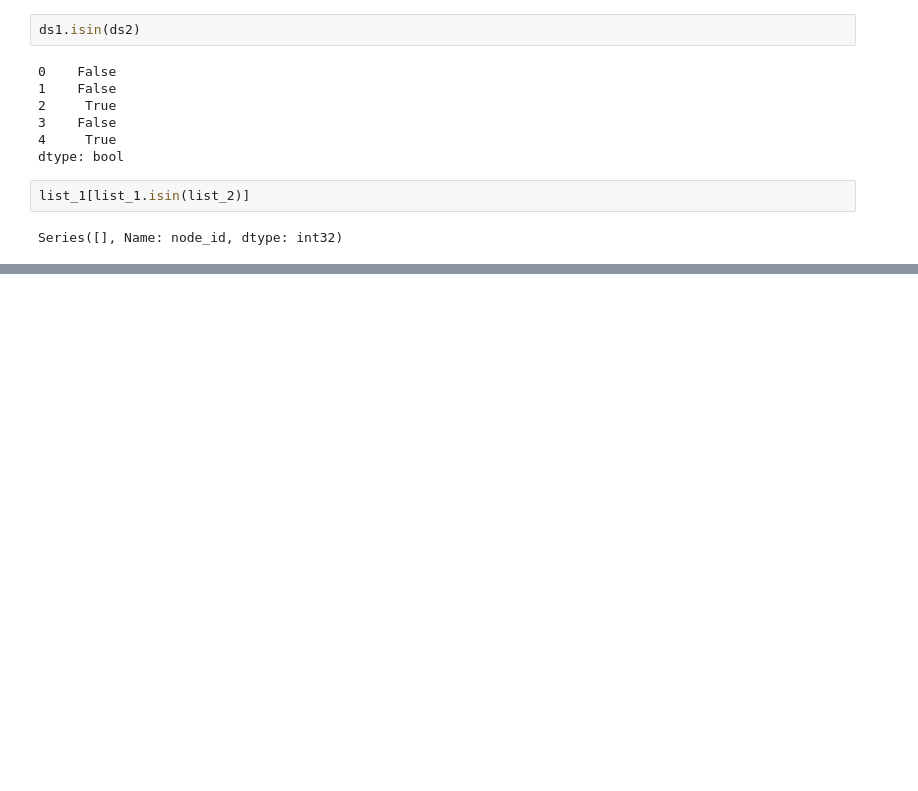
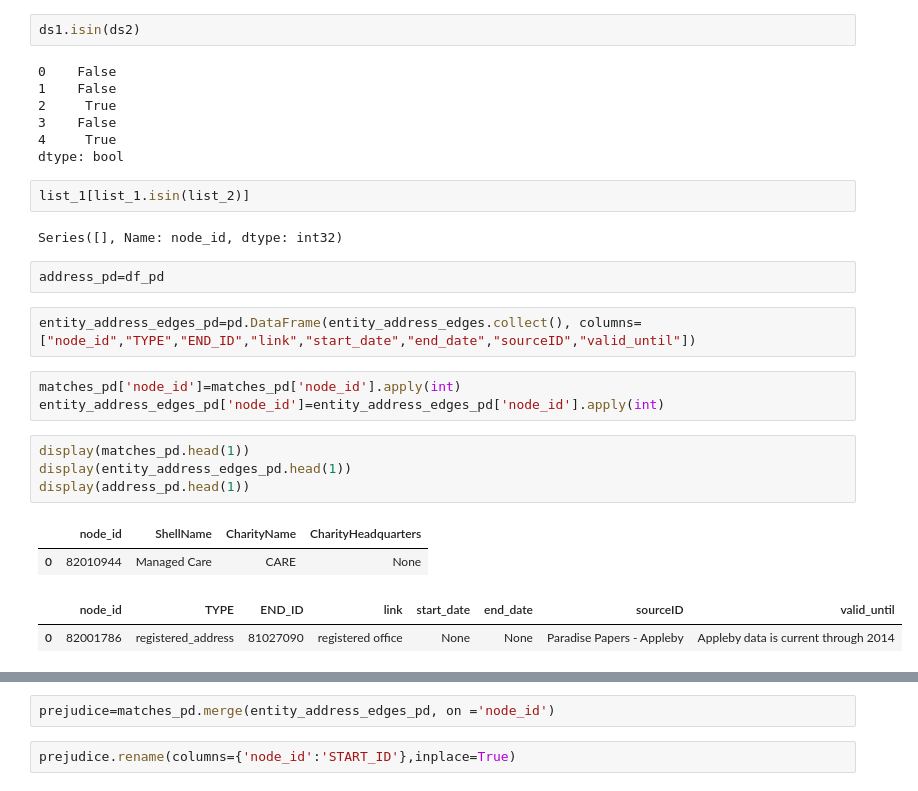
Before and after one commit to thimler/applied_data_analysis_projects, a Jupyter notebook: src/Address Checks.ipynb, the cells around one changed output, grey strips where cells are left out. Cells and saved outputs as stored; diff of their text form; blank space fills up the shorter version.

```diff
--- a/src/Address Checks.ipynb
+++ b/src/Address Checks.ipynb
@@ -219,3 +221,19 @@ dtype: bool
 list_1[list_1.isin(list_2)]
 # %% [output]
 Series([], Name: node_id, dtype: int32)
+# %%
+address_pd=df_pd
+# %%
+entity_address_edges_pd=pd.DataFrame(entity_address_edges.collect(), columns=["node_id","TYPE","END_ID","link","start_date","end_date","sourceID","valid_until"])
+# %%
+matches_pd['node_id']=matches_pd['node_id'].apply(int)
+entity_address_edges_pd['node_id']=entity_address_edges_pd['node_id'].apply(int)
+# %%
+display(matches_pd.head(1))
+display(entity_address_edges_pd.head(1))
+display(address_pd.head(1))
+# %% [output]
+|  | node_id | ShellName | CharityName | CharityHeadquarters |
+| 0 | 82010944 | Managed Care | CARE | None |
+|  | node_id | TYPE | END_ID | link | start_date | end_date | sourceID | valid_until |
+| 0 | 82001786 | registered_address | 81027090 | registered office | None | None | Paradise Papers - Appleby | Appleby data is current through 2014 |
@@ -221,0 +242,4 @@ Series([], Name: node_id, dtype: int32)
+# %%
+prejudice=matches_pd.merge(entity_address_edges_pd, on ='node_id')
+# %%
+prejudice.rename(columns={'node_id':'START_ID'},inplace=True)
```
Also changed, not shown: parts of 9 cells of this notebook.
